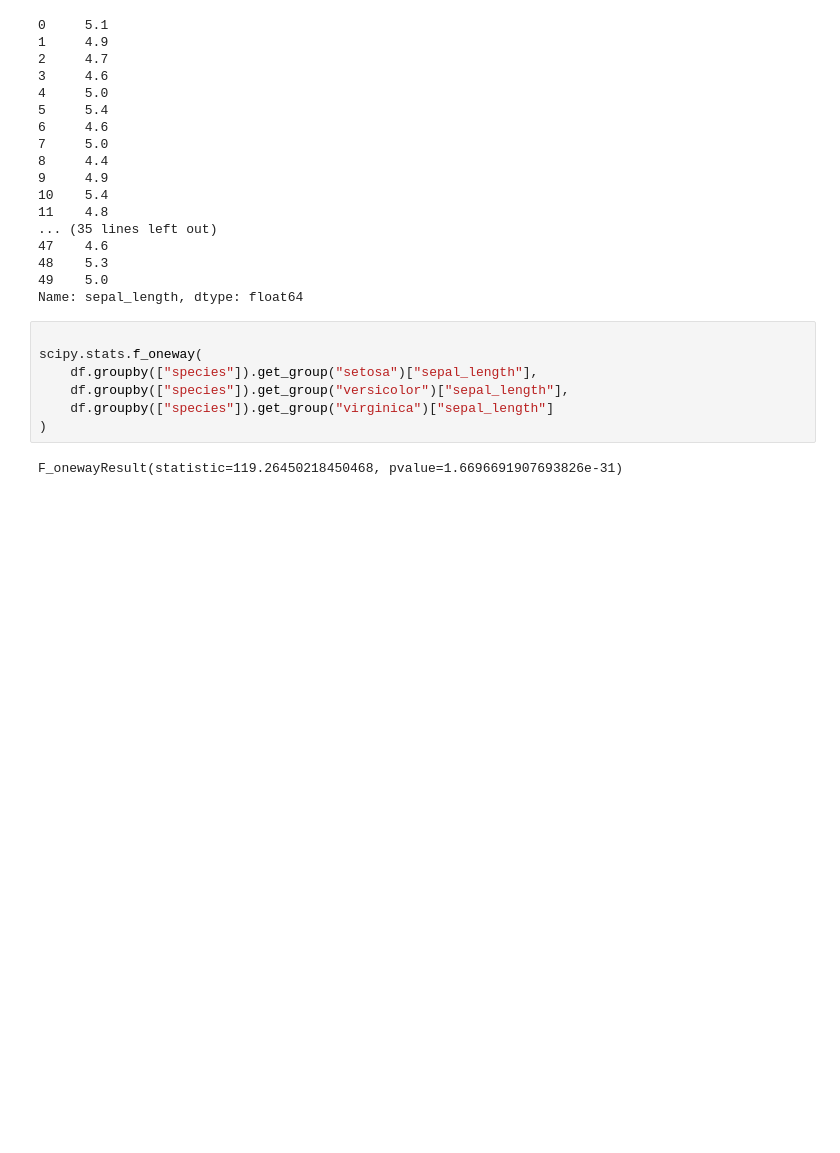
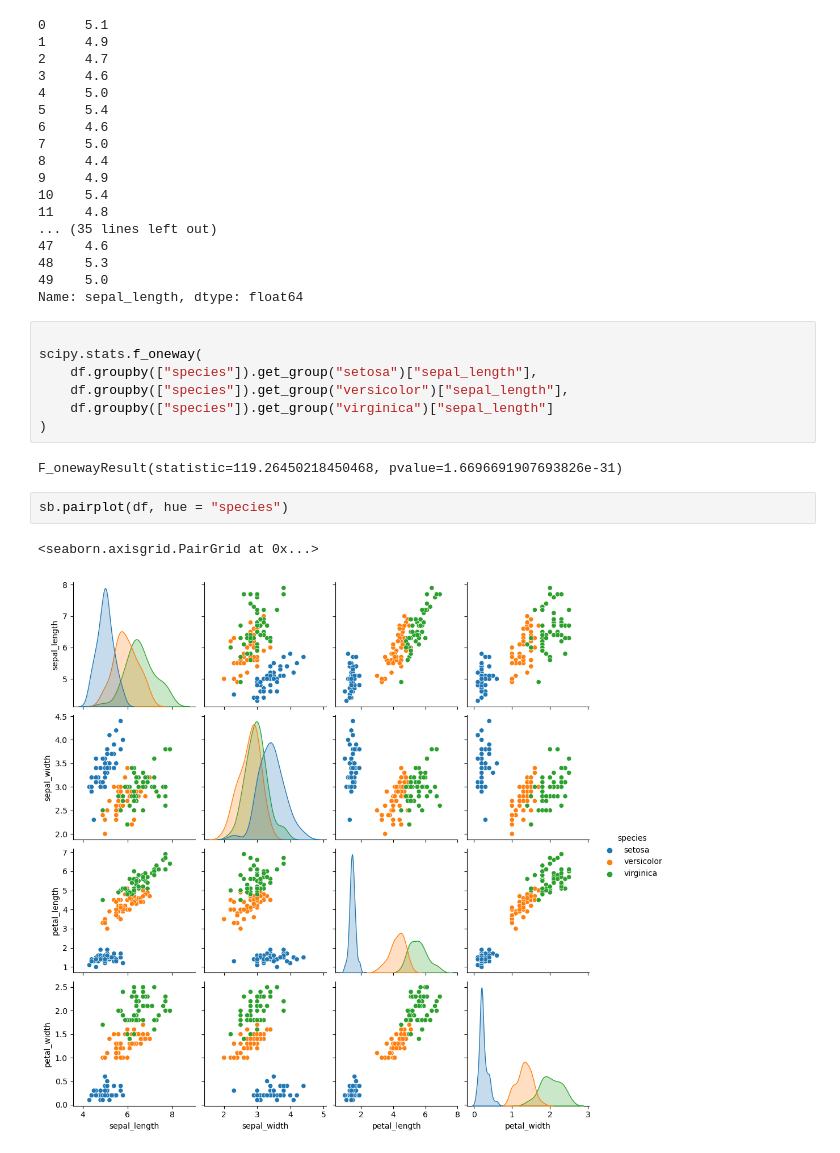
Before and after one commit to a-o-connor/pands-mywork, a Jupyter notebook: practice-concepts/iris_practice.ipynb, the cells around one changed output. Drawn from its saved outputs; the diff is of its cells as text; blank space fills up the shorter version.

```diff
--- a/practice-concepts/iris_practice.ipynb
+++ b/practice-concepts/iris_practice.ipynb
@@ -363,3 +367,8 @@ scipy.stats.f_oneway(
 )
 # %% [output]
 F_onewayResult(statistic=119.26450218450468, pvalue=1.6696691907693826e-31)
+# %%
+sb.pairplot(df, hue = "species")
+# %% [output]
+<seaborn.axisgrid.PairGrid at 0x...>
+[figure, added]
```
Also changed, not shown: parts of 12 cells of this notebook.
